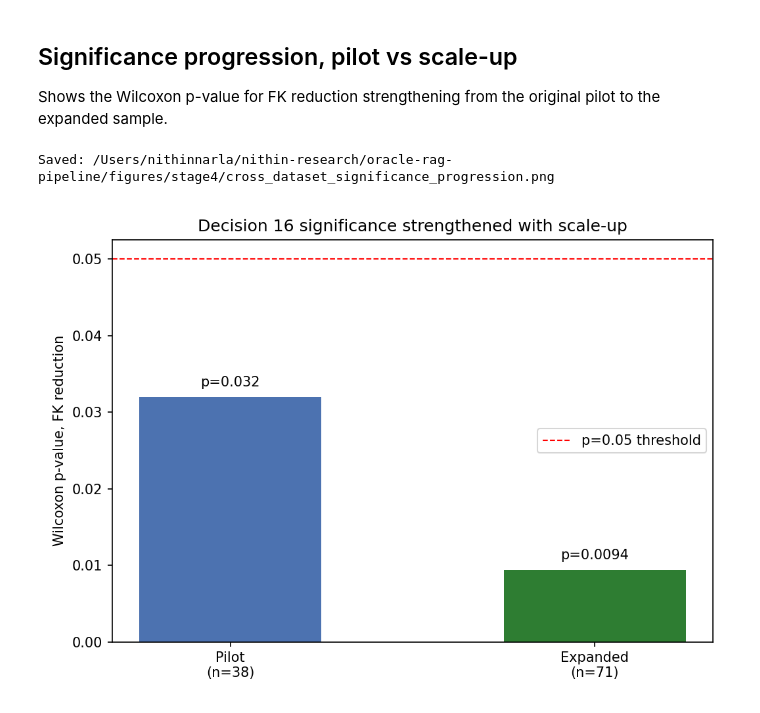
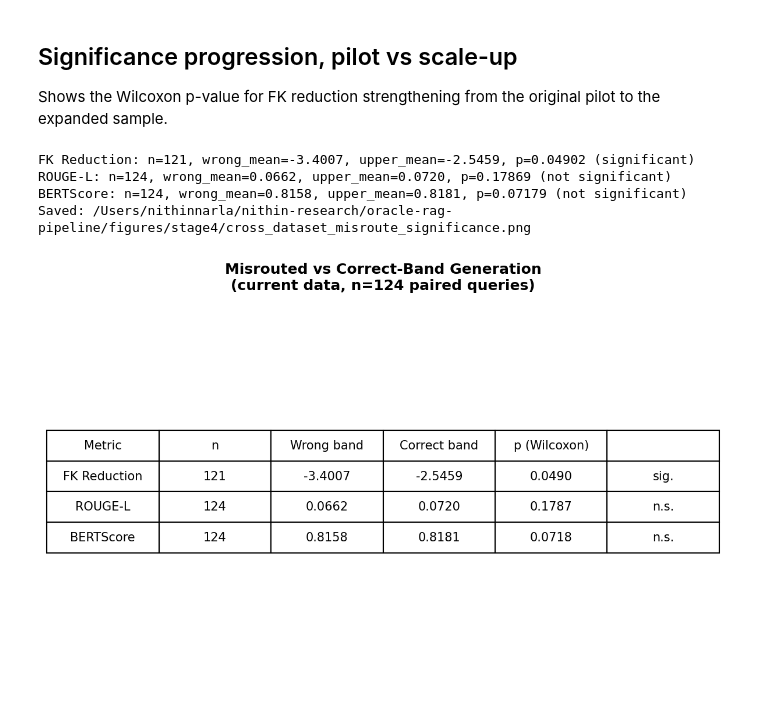
Before and after one commit to nithinnarla/oracle-rag-pipeline, a Jupyter notebook: notebooks/cross_dataset_eval.ipynb, the cells around one changed output. Cells and saved outputs as stored; diff of their text form; code cells hidden in the pictures.

```diff
--- a/notebooks/cross_dataset_eval.ipynb
+++ b/notebooks/cross_dataset_eval.ipynb
@@ -106,9 +115,11 @@ Image('../figures/stage4/cross_dataset_routing_impact.png')
 ## Significance progression, pilot vs scale-up
 Shows the Wilcoxon p-value for FK reduction strengthening from the original pilot to the expanded sample.
 # %%
-from cross_dataset_figures import plot_significance_progression
-plot_significance_progression()
-Image("../figures/stage4/cross_dataset_significance_progression.png")
+plot_misroute_significance()
+Image("../figures/stage4/cross_dataset_misroute_significance.png")
 # %% [output]
-Saved: /Users/nithinnarla/nithin-research/oracle-rag-pipeline/figures/stage4/cross_dataset_significance_progression.png
+FK Reduction: n=121, wrong_mean=-3.4007, upper_mean=-2.5459, p=0.04902 (significant)
+ROUGE-L: n=124, wrong_mean=0.0662, upper_mean=0.0720, p=0.17869 (not significant)
+BERTScore: n=124, wrong_mean=0.8158, upper_mean=0.8181, p=0.07179 (not significant)
+Saved: /Users/nithinnarla/nithin-research/oracle-rag-pipeline/figures/stage4/cross_dataset_misroute_significance.png
-[figure, old version]
+[figure, new version]
```
Also changed, not shown: parts of 7 cells of this notebook, 12 other files.
